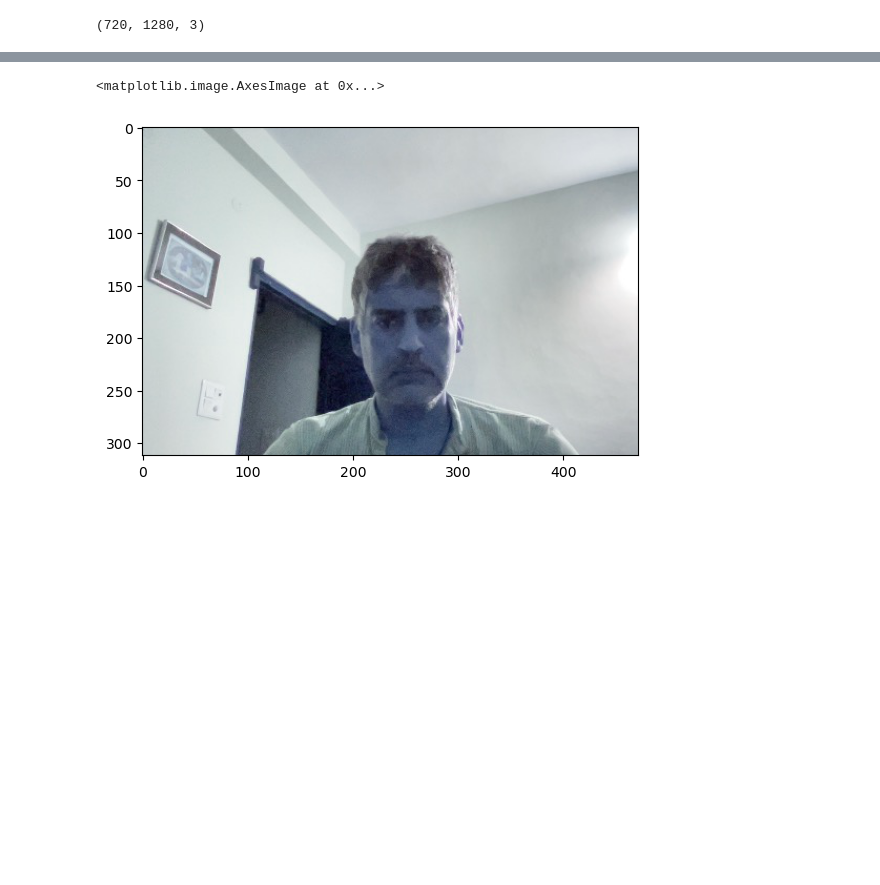
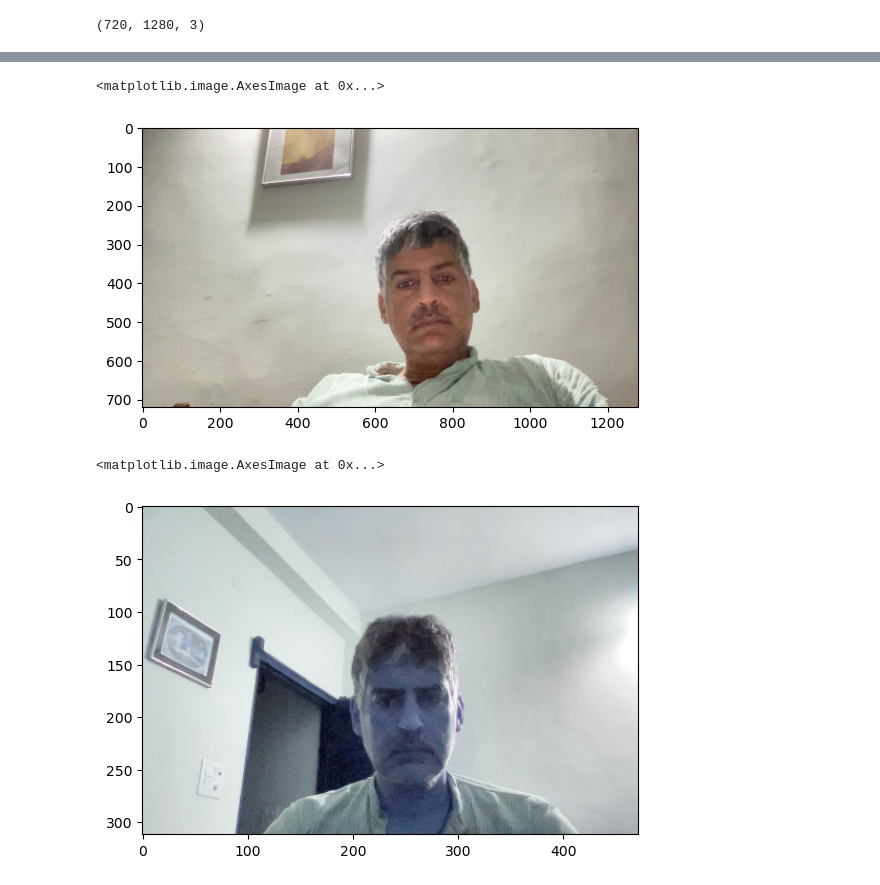
Before and after one commit to raghavsi/cs2467, a Jupyter notebook: Lec1.ipynb, the cells around one changed output, grey strips where cells are left out. Cells and saved outputs as stored; diff of their text form; code cells hidden in the pictures; blank space fills up the shorter version.

```diff
--- a/Lec1.ipynb
+++ b/Lec1.ipynb
@@ -52 +52,6 @@ array([[[178, 193, 195],
+# %%
+plt.imshow(image[:,:,(2,1,0)])
+# %% [output]
+<matplotlib.image.AxesImage at 0x...>
+[figure, added]
 # %%
```
Also changed, not shown: parts of 62 cells of this notebook.
